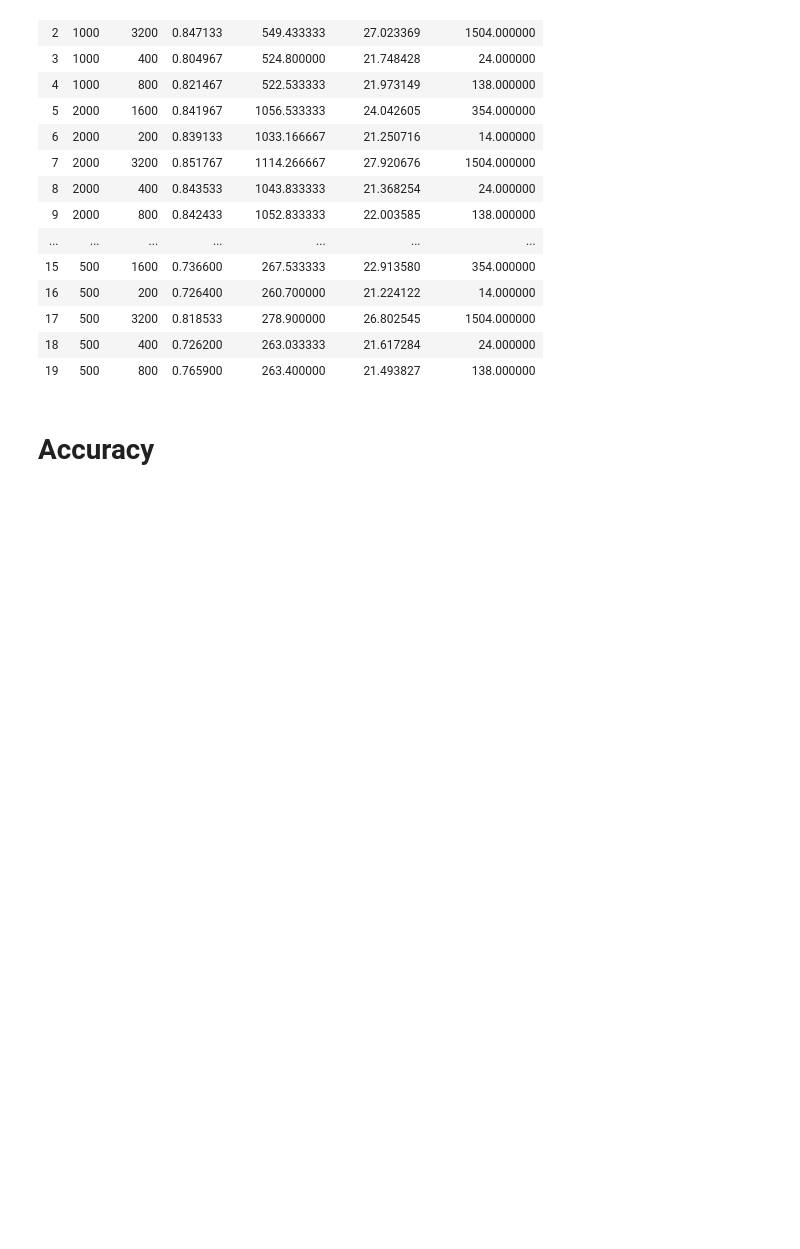
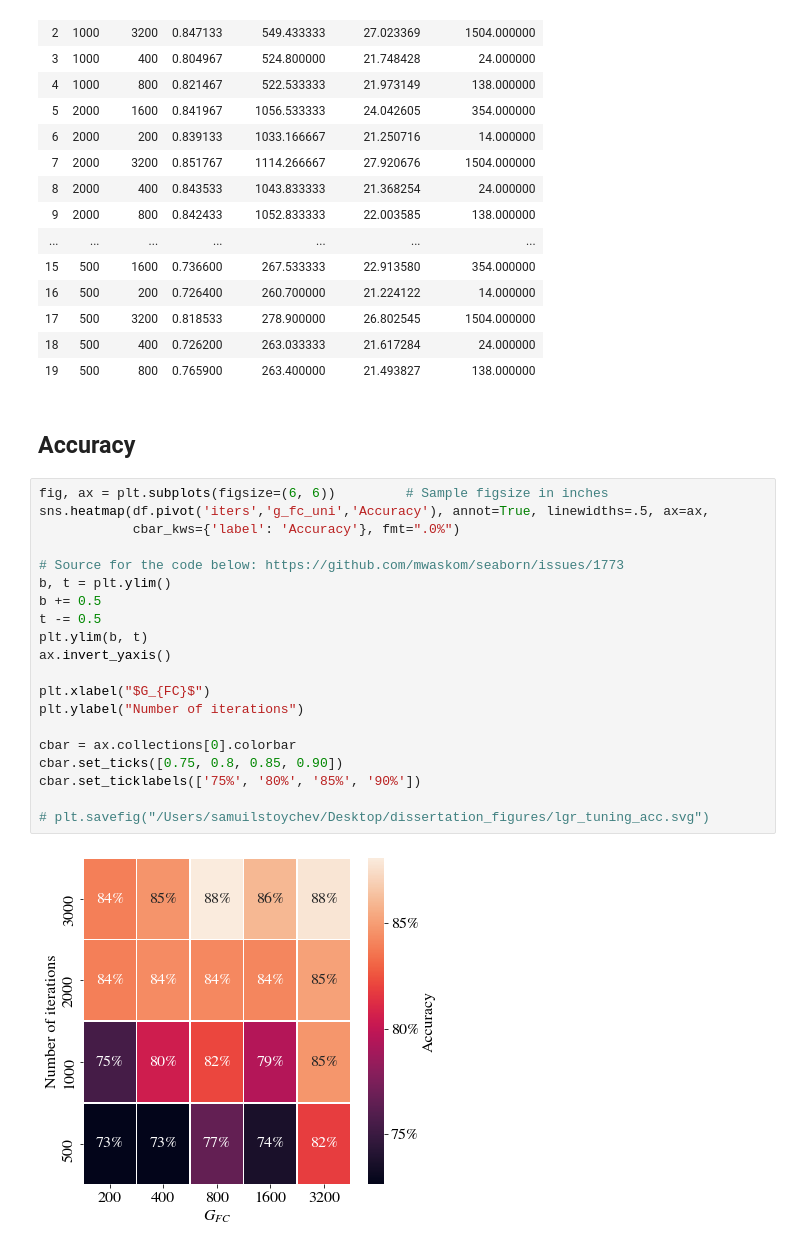
Before and after one commit to samuilstoychev/research_project, a Jupyter notebook: analysis/VGG_LGR_Tuning.ipynb, the cells around one changed output. Saved outputs shown, nothing was run; the diff lists cells and outputs as text; blank space fills up the shorter version.

```diff
--- a/analysis/VGG_LGR_Tuning.ipynb
+++ b/analysis/VGG_LGR_Tuning.ipynb
@@ -169,4 +82,26 @@ df
 | 18 | 500 | 400 | 0.726200 | 263.033333 | 21.617284 | 24.000000 |
 | 19 | 500 | 800 | 0.765900 | 263.400000 | 21.493827 | 138.000000 |
 # %% [markdown]
-# Accuracy
+## Accuracy
+# %%
+fig, ax = plt.subplots(figsize=(6, 6))         # Sample figsize in inches
+sns.heatmap(df.pivot('iters','g_fc_uni','Accuracy'), annot=True, linewidths=.5, ax=ax,
+            cbar_kws={'label': 'Accuracy'}, fmt=".0%")
+
+# Source for the code below: https://github.com/mwaskom/seaborn/issues/1773
+b, t = plt.ylim()
+b += 0.5
+t -= 0.5
+plt.ylim(b, t)
+ax.invert_yaxis()
+
+plt.xlabel("$G_{FC}$")
+plt.ylabel("Number of iterations")
+
+cbar = ax.collections[0].colorbar
+cbar.set_ticks([0.75, 0.8, 0.85, 0.90])
+cbar.set_ticklabels(['75%', '80%', '85%', '90%'])
+
+# plt.savefig("/Users/samuilstoychev/Desktop/dissertation_figures/lgr_tuning_acc.svg")
+# %% [output]
+[figure, added]
```
Also changed, not shown: parts of 20 cells of this notebook, 19 other files.
